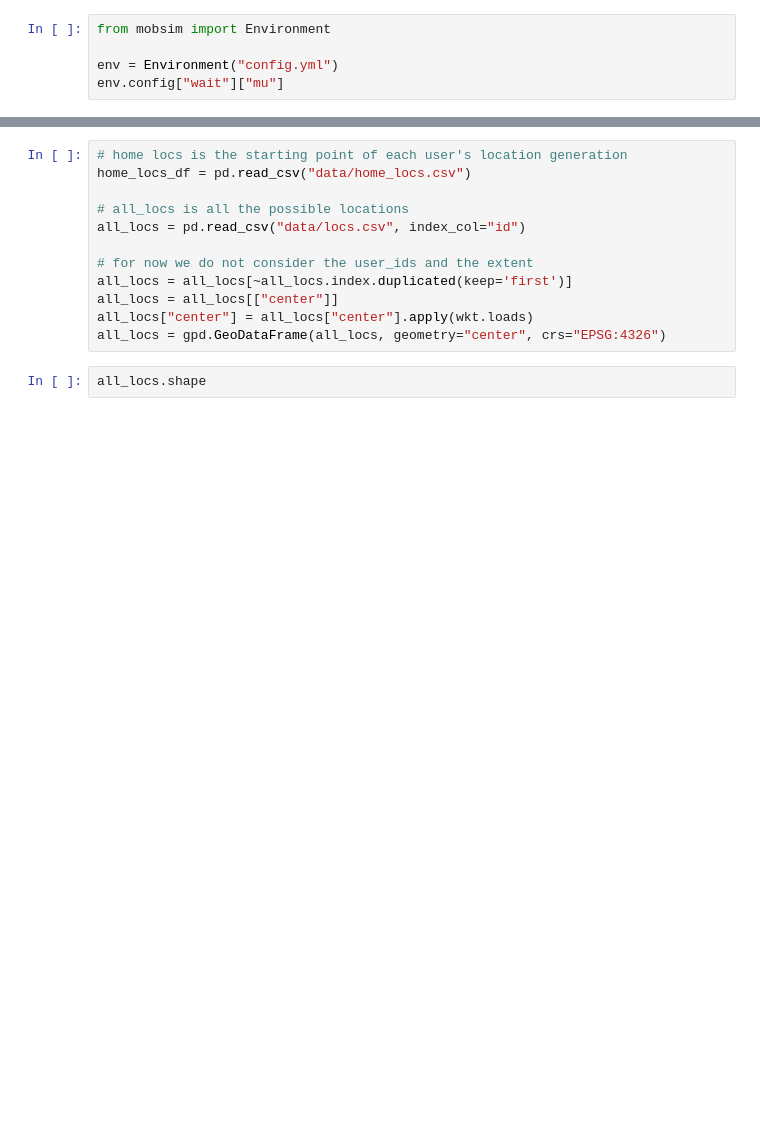
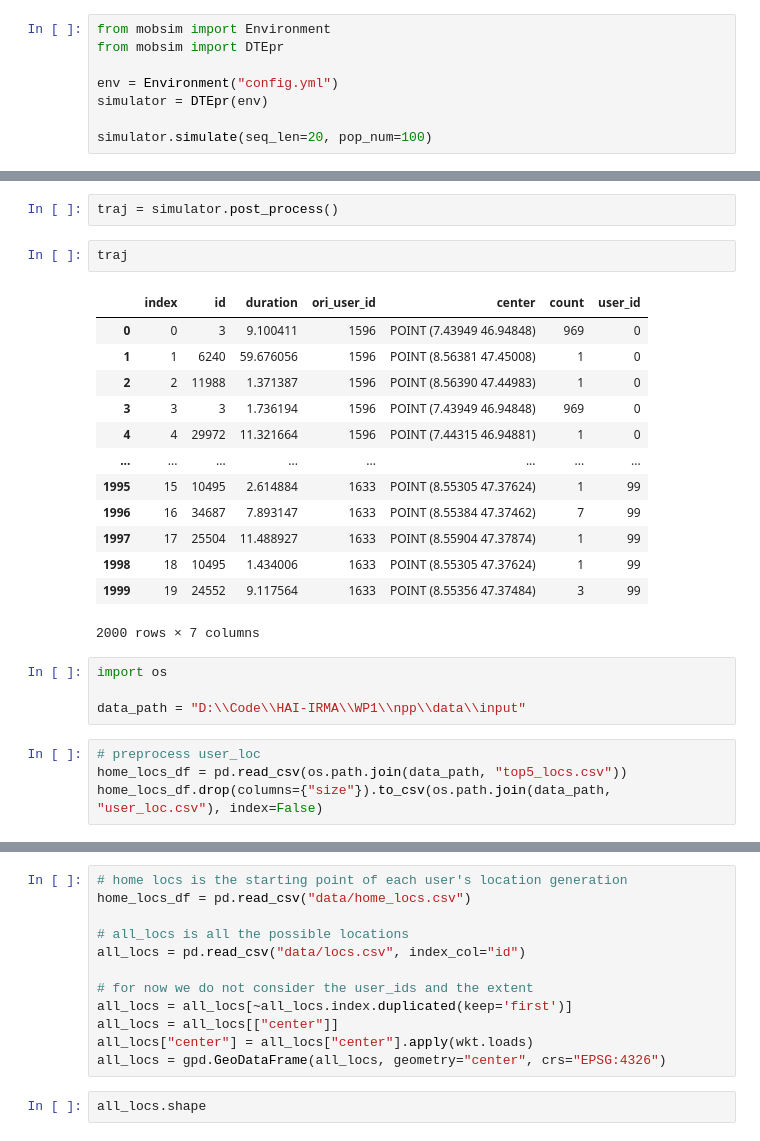
Before and after one commit to irmlma/mobility-simulation, a Jupyter notebook: example/EPR.ipynb, the cells around one changed output, grey strips where cells are left out. Drawn from its saved outputs; the diff is of its cells as text; blank space fills up the shorter version.

```diff
--- a/example/EPR.ipynb
+++ b/example/EPR.ipynb
@@ -20,5 +13,8 @@ In a future release, GeoPandas will switch to using Shapely by default. If you a
 # %%
 from mobsim import Environment
+from mobsim import DTEpr
 
 env = Environment("config.yml")
-env.config["wait"]["mu"]
+simulator = DTEpr(env)
+
+simulator.simulate(seq_len=20, pop_num=100)
@@ -33,0 +21,26 @@ env.config["wait"]["mu"]
+# %%
+traj = simulator.post_process()
+# %%
+traj
+# %% [output]
+|  | index | id | duration | ori_user_id | center | count | user_id |
+| 0 | 0 | 3 | 9.100411 | 1596 | POINT (7.43949 46.94848) | 969 | 0 |
+| 1 | 1 | 6240 | 59.676056 | 1596 | POINT (8.56381 47.45008) | 1 | 0 |
+| 2 | 2 | 11988 | 1.371387 | 1596 | POINT (8.56390 47.44983) | 1 | 0 |
+| 3 | 3 | 3 | 1.736194 | 1596 | POINT (7.43949 46.94848) | 969 | 0 |
+| 4 | 4 | 29972 | 11.321664 | 1596 | POINT (7.44315 46.94881) | 1 | 0 |
+| ... | ... | ... | ... | ... | ... | ... | ... |
+| 1995 | 15 | 10495 | 2.614884 | 1633 | POINT (8.55305 47.37624) | 1 | 99 |
+| 1996 | 16 | 34687 | 7.893147 | 1633 | POINT (8.55384 47.37462) | 7 | 99 |
+| 1997 | 17 | 25504 | 11.488927 | 1633 | POINT (8.55904 47.37874) | 1 | 99 |
+| 1998 | 18 | 10495 | 1.434006 | 1633 | POINT (8.55305 47.37624) | 1 | 99 |
+| 1999 | 19 | 24552 | 9.117564 | 1633 | POINT (8.55356 47.37484) | 3 | 99 |
+2000 rows × 7 columns
+# %%
+import os
+
+data_path = "D:\\Code\\HAI-IRMA\\WP1\\npp\\data\\input"
+# %%
+# preprocess user_loc
+home_locs_df = pd.read_csv(os.path.join(data_path, "top5_locs.csv"))
+home_locs_df.drop(columns={"size"}).to_csv(os.path.join(data_path, "user_loc.csv"), index=False)
```
Also changed, not shown: parts of 7 cells of this notebook, 12 other files.
